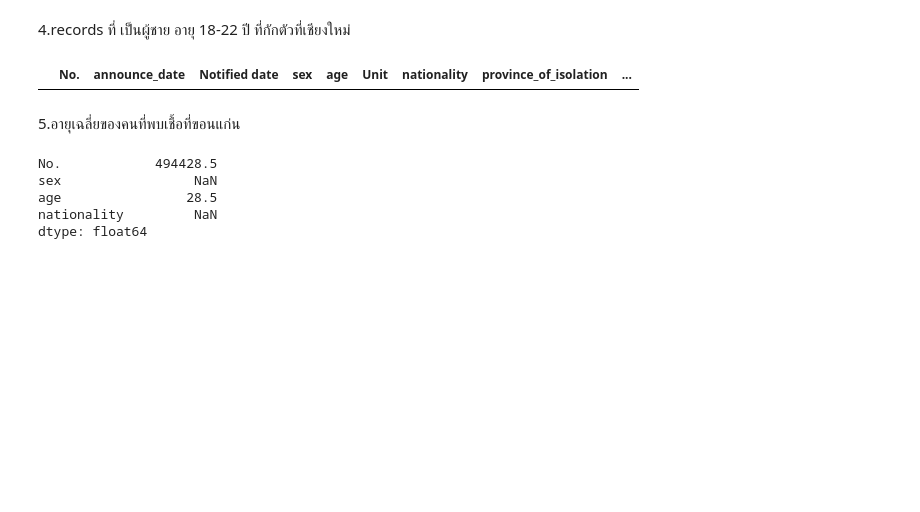
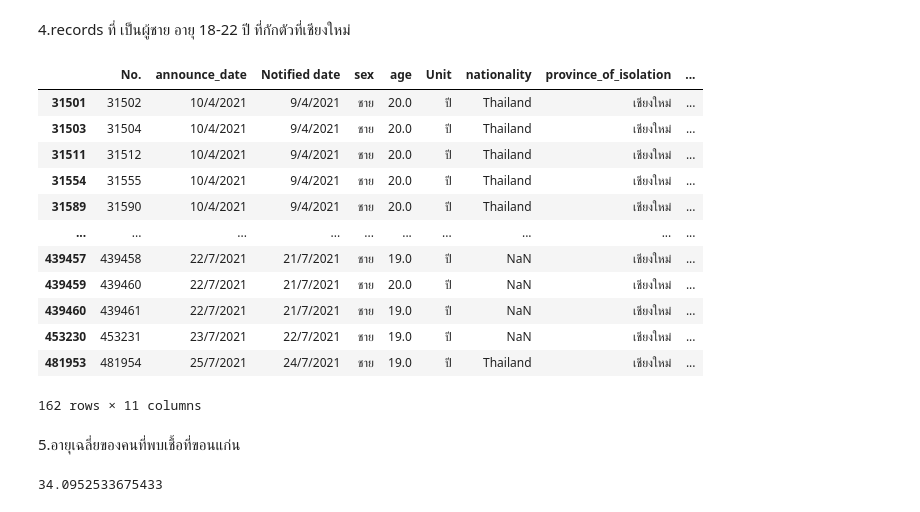
Before and after one commit to sskboonmee/DWDM21, a Jupyter notebook: Data_processing_(Chapter3).ipynb, the cells around one changed output. Drawn from its saved outputs; the diff is of its cells as text; code cells hidden in the pictures; blank space fills up the shorter version.

```diff
--- a/Data_processing_(Chapter3).ipynb
+++ b/Data_processing_(Chapter3).ipynb
@@ -669,16 +670,31 @@ data_cases2[(data_cases2['district_of_onset']=='กรุงเทพมหา
 # %% [markdown]
 4.records ที่ เป็นผู้ชาย อายุ 18-22 ปี ที่กักตัวที่เชียงใหม่
 # %%
-data_cases2[(data_cases2['sex']=='ชาย') & (data_cases2['province_of_isolation']=='เชียงใหม่') & (data_cases2['age']=='18-22')]
+c1 = data_cases2['sex'] == 'ชาย'
+c2 = data_cases2['age'] >= 18
+c3 = data_cases2['age'] <= 20
+c4 = data_cases2['province_of_isolation'] == 'เชียงใหม่'
+
+data_cases2[c1 & c2 & c3 & c4]
 # %% [output]
 |  | No. | announce_date | Notified date | sex | age | Unit | nationality | province_of_isolation | ... |
+| 31501 | 31502 | 10/4/2021 | 9/4/2021 | ชาย | 20.0 | ปี | Thailand | เชียงใหม่ | ... |
+| 31503 | 31504 | 10/4/2021 | 9/4/2021 | ชาย | 20.0 | ปี | Thailand | เชียงใหม่ | ... |
+| 31511 | 31512 | 10/4/2021 | 9/4/2021 | ชาย | 20.0 | ปี | Thailand | เชียงใหม่ | ... |
+| 31554 | 31555 | 10/4/2021 | 9/4/2021 | ชาย | 20.0 | ปี | Thailand | เชียงใหม่ | ... |
+| 31589 | 31590 | 10/4/2021 | 9/4/2021 | ชาย | 20.0 | ปี | Thailand | เชียงใหม่ | ... |
+| ... | ... | ... | ... | ... | ... | ... | ... | ... | ... |
+| 439457 | 439458 | 22/7/2021 | 21/7/2021 | ชาย | 19.0 | ปี | NaN | เชียงใหม่ | ... |
+| 439459 | 439460 | 22/7/2021 | 21/7/2021 | ชาย | 20.0 | ปี | NaN | เชียงใหม่ | ... |
+| 439460 | 439461 | 22/7/2021 | 21/7/2021 | ชาย | 19.0 | ปี | NaN | เชียงใหม่ | ... |
+| 453230 | 453231 | 23/7/2021 | 22/7/2021 | ชาย | 19.0 | ปี | NaN | เชียงใหม่ | ... |
+| 481953 | 481954 | 25/7/2021 | 24/7/2021 | ชาย | 19.0 | ปี | Thailand | เชียงใหม่ | ... |
+162 rows × 11 columns
 # %% [markdown]
 5.อายุเฉลี่ยของคนที่พบเชื้อที่ขอนแก่น
-# %%
-data_cases2[(data_cases2['district_of_onset']=='ขอนแก่น')].mean(skipna=True)
-# %% [output]
-No.            494428.5
-sex                 NaN
-age                28.5
-nationality         NaN
-dtype: float64
+# %%
+KK_cases = data_cases2['province_of_onset'] == 'ขอนแก่น'
+KK_mean = data_cases2[KK_cases]['age'].mean()
+KK_mean
+# %% [output]
+34.0952533675433
```
Also changed, not shown: parts of 46 cells of this notebook.
